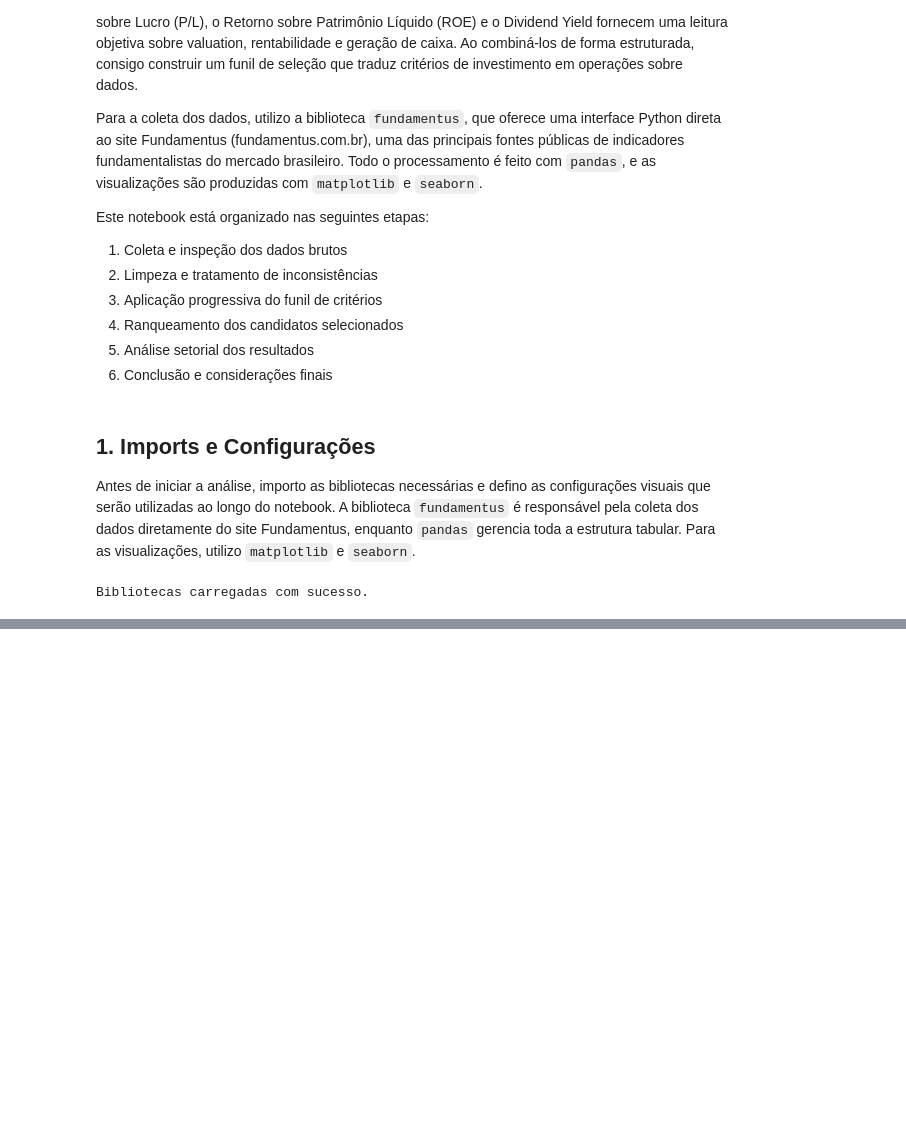
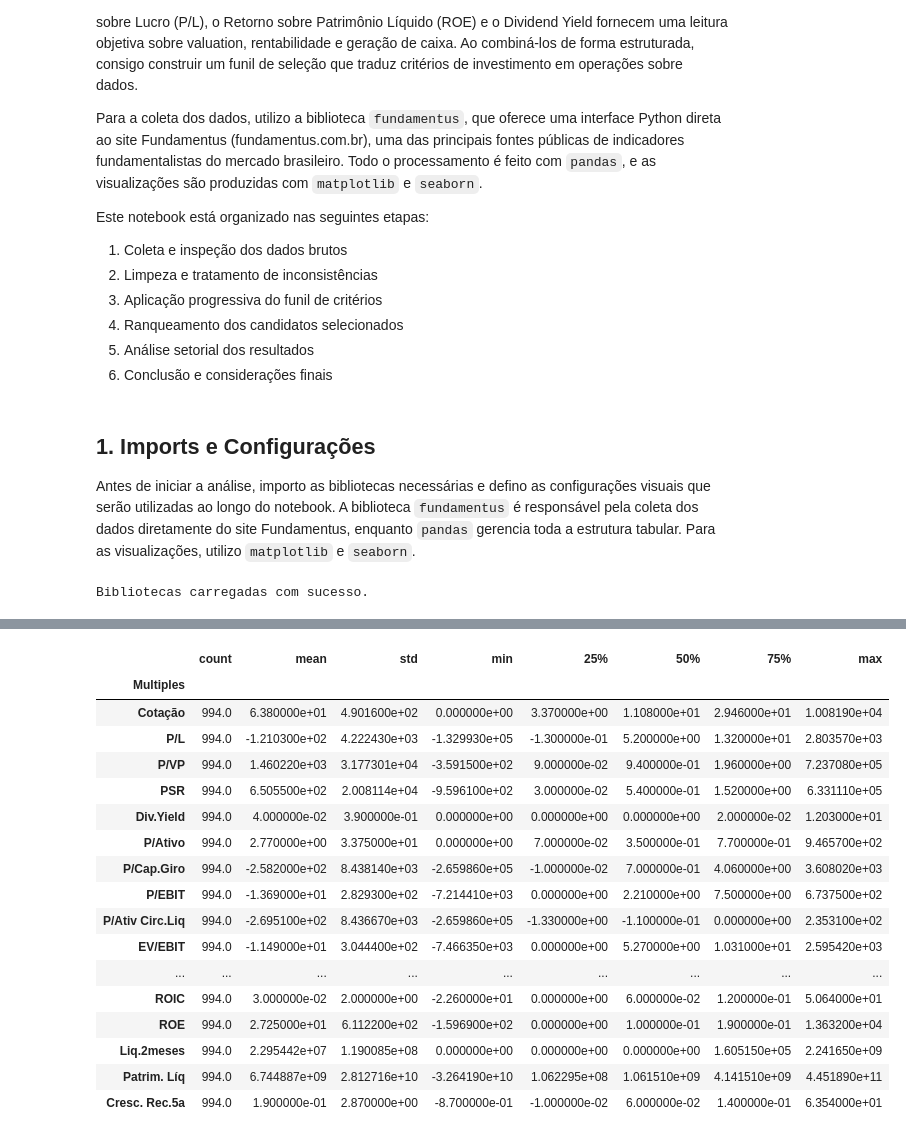
Before and after one commit to esscova/financas-quantitativas, a Jupyter notebook: Filtrando indicadores fundamentalistas de ações com Python/analisando_indicadores_fundamentalistas.ipynb, the cells around one changed output, grey strips where cells are left out. Cells and saved outputs as stored; diff of their text form; code cells hidden in the pictures; blank space fills up the shorter version.

```diff
--- a/Filtrando indicadores fundamentalistas de ações com Python/analisando_indicadores_fundamentalistas.ipynb
+++ b/Filtrando indicadores fundamentalistas de ações com Python/analisando_indicadores_fundamentalistas.ipynb
@@ -77,0 +169,22 @@ Bibliotecas carregadas com sucesso.
+# %%
+#estatísticas descritivas
+df_raw.describe().round(2).T
+# %% [output]
+|  | count | mean | std | min | 25% | 50% | 75% | max |
+| Multiples |  |  |  |  |  |  |  |  |
+| Cotação | 994.0 | 6.380000e+01 | 4.901600e+02 | 0.000000e+00 | 3.370000e+00 | 1.108000e+01 | 2.946000e+01 | 1.008190e+04 |
+| P/L | 994.0 | -1.210300e+02 | 4.222430e+03 | -1.329930e+05 | -1.300000e-01 | 5.200000e+00 | 1.320000e+01 | 2.803570e+03 |
+| P/VP | 994.0 | 1.460220e+03 | 3.177301e+04 | -3.591500e+02 | 9.000000e-02 | 9.400000e-01 | 1.960000e+00 | 7.237080e+05 |
+| PSR | 994.0 | 6.505500e+02 | 2.008114e+04 | -9.596100e+02 | 3.000000e-02 | 5.400000e-01 | 1.520000e+00 | 6.331110e+05 |
+| Div.Yield | 994.0 | 4.000000e-02 | 3.900000e-01 | 0.000000e+00 | 0.000000e+00 | 0.000000e+00 | 2.000000e-02 | 1.203000e+01 |
+| P/Ativo | 994.0 | 2.770000e+00 | 3.375000e+01 | 0.000000e+00 | 7.000000e-02 | 3.500000e-01 | 7.700000e-01 | 9.465700e+02 |
+| P/Cap.Giro | 994.0 | -2.582000e+02 | 8.438140e+03 | -2.659860e+05 | -1.000000e-02 | 7.000000e-01 | 4.060000e+00 | 3.608020e+03 |
+| P/EBIT | 994.0 | -1.369000e+01 | 2.829300e+02 | -7.214410e+03 | 0.000000e+00 | 2.210000e+00 | 7.500000e+00 | 6.737500e+02 |
+| P/Ativ Circ.Liq | 994.0 | -2.695100e+02 | 8.436670e+03 | -2.659860e+05 | -1.330000e+00 | -1.100000e-01 | 0.000000e+00 | 2.353100e+02 |
+| EV/EBIT | 994.0 | -1.149000e+01 | 3.044400e+02 | -7.466350e+03 | 0.000000e+00 | 5.270000e+00 | 1.031000e+01 | 2.595420e+03 |
+| ... | ... | ... | ... | ... | ... | ... | ... | ... |
+| ROIC | 994.0 | 3.000000e-02 | 2.000000e+00 | -2.260000e+01 | 0.000000e+00 | 6.000000e-02 | 1.200000e-01 | 5.064000e+01 |
+| ROE | 994.0 | 2.725000e+01 | 6.112200e+02 | -1.596900e+02 | 0.000000e+00 | 1.000000e-01 | 1.900000e-01 | 1.363200e+04 |
+| Liq.2meses | 994.0 | 2.295442e+07 | 1.190085e+08 | 0.000000e+00 | 0.000000e+00 | 0.000000e+00 | 1.605150e+05 | 2.241650e+09 |
+| Patrim. Líq | 994.0 | 6.744887e+09 | 2.812716e+10 | -3.264190e+10 | 1.062295e+08 | 1.061510e+09 | 4.141510e+09 | 4.451890e+11 |
+| Cresc. Rec.5a | 994.0 | 1.900000e-01 | 2.870000e+00 | -8.700000e-01 | -1.000000e-02 | 6.000000e-02 | 1.400000e-01 | 6.354000e+01 |
```
Also changed, not shown: parts of 10 cells of this notebook.
